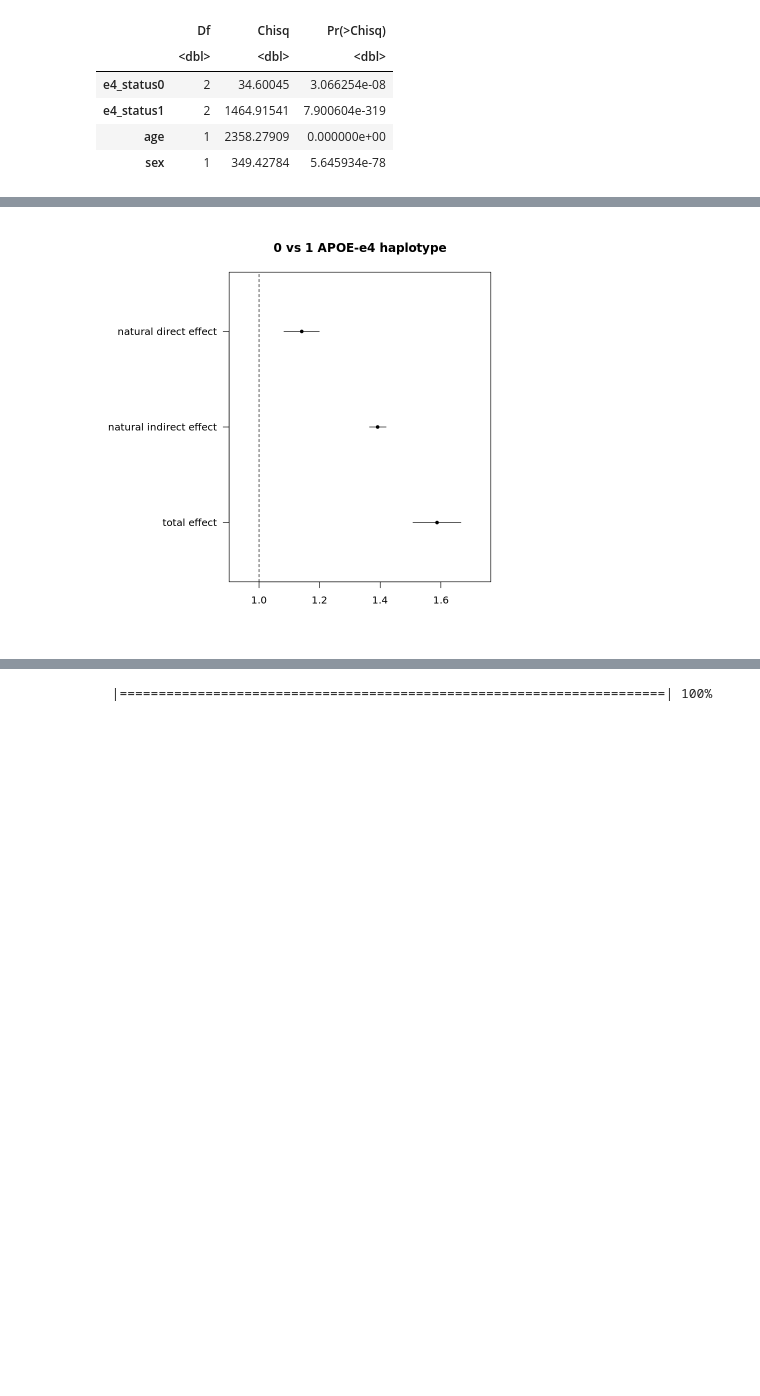
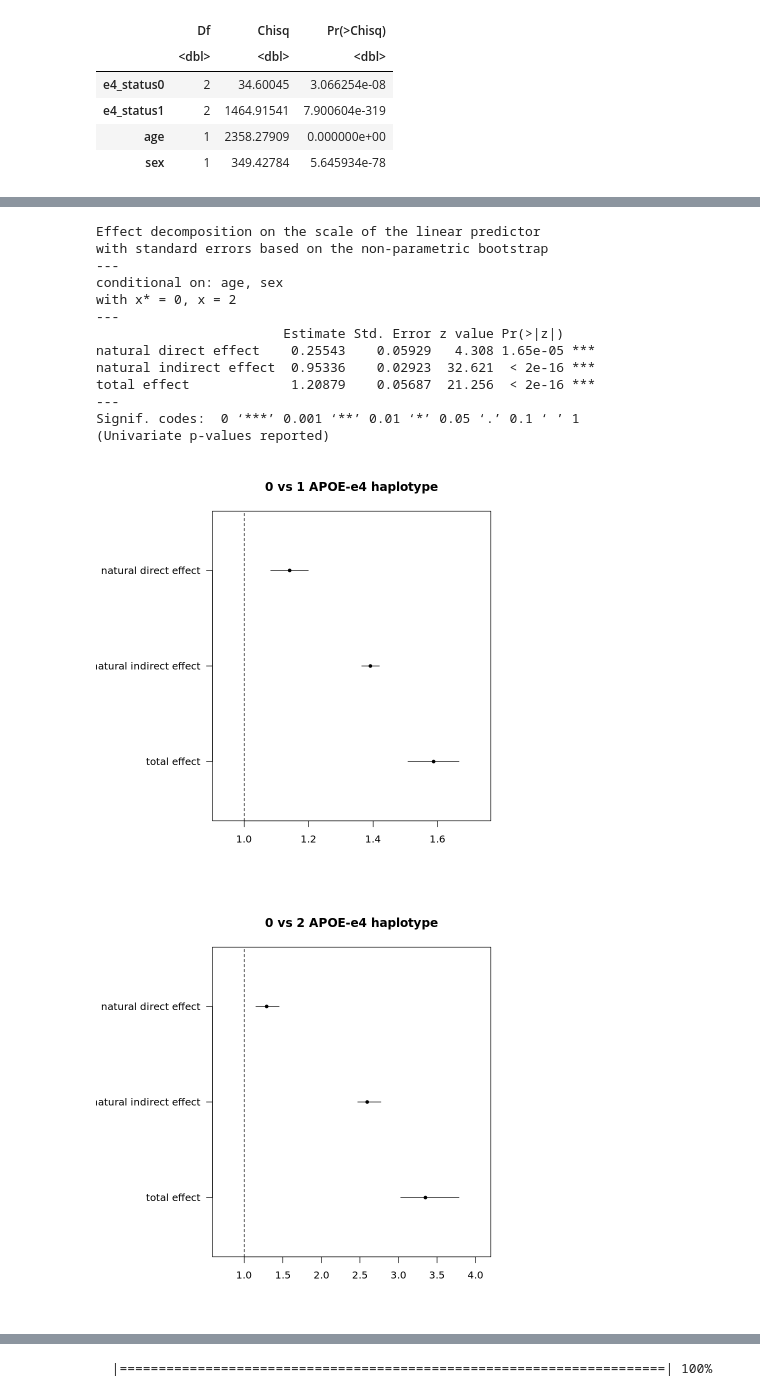
Before and after one commit to VasiliosRaptis/deliriumGen, a Jupyter notebook: mediation/01_mediation_analysis.ipynb, the cells around one changed output, grey strips where cells are left out. Saved outputs shown, nothing was run; the diff lists cells and outputs as text; code cells hidden in the pictures; blank space fills up the shorter version.

```diff
--- a/mediation/01_mediation_analysis.ipynb
+++ b/mediation/01_mediation_analysis.ipynb
@@ -75,0 +118,4 @@ Signif. codes:  0 ‘***’ 0.001 ‘**’ 0.01 ‘*’ 0.05 ‘.’ 0.1 ‘ ’
+# %%
+## Load results again
+system('dx download vasilis/data/mediation/neMod1.rds', intern = T)
+neMod1 <- readRDS('neMod1.rds')
@@ -98,30 +152,45 @@ A anova: 4 × 3
 # %%
 # get total effects
 effdecomp_1 <- neEffdecomp(neMod1, xRef = c(0,1))
 summary(effdecomp_1)
 plot(effdecomp_1, transf = exp, main="0 vs 1 APOE-e4 haplotype")
 
- effdecomp_2 <- neEffdecomp(neMod1, xRef = c(0,2))
-# summary(effdecomp_2)
-# plot(effdecomp_2, transf = exp, main="0 vs 2 APOE-e4 haplotype")
+effdecomp_2 <- neEffdecomp(neMod1, xRef = c(0,2))
+summary(effdecomp_2)
+plot(effdecomp_2, transf = exp, main="0 vs 2 APOE-e4 haplotype")
 
-#lht <- neLht(neMod1, linfct = c("e4_status01 + e4_status11 = 0", "e4_status02 + e4_status12 = 0"))
-#summary(lht)
+## same
+# lht <- neLht(neMod1, linfct = c("e4_status01 + e4_status11 = 0", "e4_status02 + e4_status12 = 0"))
+# summary(lht)
 # %% [output]
 Effect decomposition on the scale of the linear predictor
 with standard errors based on the non-parametric bootstrap
 ---
 conditional on: age, sex
 with x* = 0, x = 1
 ---
                         Estimate Std. Error z value Pr(>|z|)
 natural direct effect    0.13187    0.02614   5.044 4.55e-07 ***
 natural indirect effect  0.33030    0.01003  32.921  < 2e-16 ***
 total effect             0.46217    0.02547  18.144  < 2e-16 ***
 ---
 Signif. codes:  0 ‘***’ 0.001 ‘**’ 0.01 ‘*’ 0.05 ‘.’ 0.1 ‘ ’ 1
 (Univariate p-values reported)
+Effect decomposition on the scale of the linear predictor
+with standard errors based on the non-parametric bootstrap
+---
+conditional on: age, sex
+with x* = 0, x = 2
+---
+                        Estimate Std. Error z value Pr(>|z|)
+natural direct effect    0.25543    0.05929   4.308 1.65e-05 ***
+natural indirect effect  0.95336    0.02923  32.621  < 2e-16 ***
+total effect             1.20879    0.05687  21.256  < 2e-16 ***
+---
+Signif. codes:  0 ‘***’ 0.001 ‘**’ 0.01 ‘*’ 0.05 ‘.’ 0.1 ‘ ’ 1
+(Univariate p-values reported)
-[figure, old version]
+[figure, new version]
+[figure, added]
 # %%
 ## make custom plot
 # prepare data to plot
```
Also changed, not shown: parts of 9 cells of this notebook.
